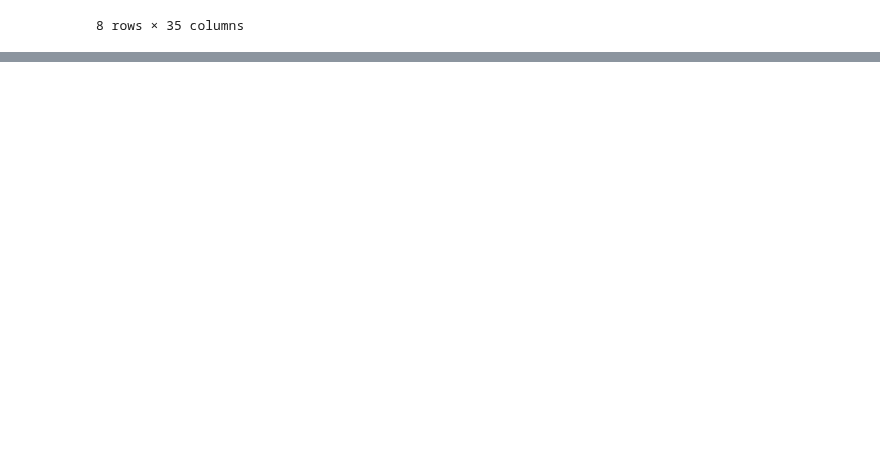
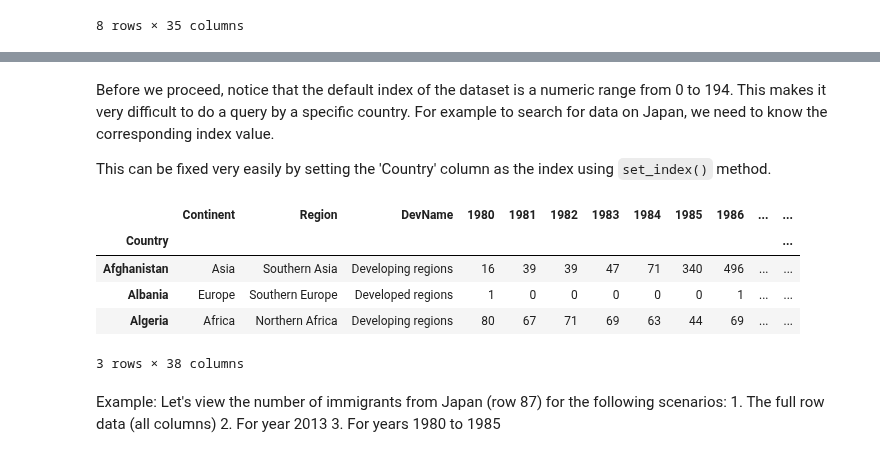
Before and after one commit to gabrieltorres519/Data_Visualization_Python, a Jupyter notebook: Basic_ploting_Matplotlib.ipynb, the cells around one changed output, grey strips where cells are left out. Cells and saved outputs as stored; diff of their text form; code cells hidden in the pictures; blank space fills up the shorter version.

```diff
--- a/Basic_ploting_Matplotlib.ipynb
+++ b/Basic_ploting_Matplotlib.ipynb
@@ -201,0 +264,16 @@ df_can.describe()
+# %% [markdown]
+Before we proceed, notice that the default index of the dataset is a numeric range from 0 to 194. This makes it very difficult to do a query by a specific country. For example to search for data on Japan, we need to know the corresponding index value.
+
+This can be fixed very easily by setting the 'Country' column as the index using `set_index()` method.
+# %%
+df_can.set_index('Country', inplace=True)
+# tip: The opposite of set is reset. So to reset the index, we can use df_can.reset_index()
+# %%
+df_can.head(3)
+# %% [output]
+|  | Continent | Region | DevName | 1980 | 1981 | 1982 | 1983 | 1984 | 1985 | 1986 | ... | ... |
+| Country |  |  |  |  |  |  |  |  |  |  |  | ... |
+| Afghanistan | Asia | Southern Asia | Developing regions | 16 | 39 | 39 | 47 | 71 | 340 | 496 | ... | ... |
+| Albania | Europe | Southern Europe | Developed regions | 1 | 0 | 0 | 0 | 0 | 0 | 1 | ... | ... |
+| Algeria | Africa | Northern Africa | Developing regions | 80 | 67 | 71 | 69 | 63 | 44 | 69 | ... | ... |
+3 rows × 38 columns
@@ -201,0 +283,5 @@ df_can.describe()
+# %% [markdown]
+Example: Let's view the number of immigrants from Japan (row 87) for the following scenarios:
+    1. The full row data (all columns)
+    2. For year 2013
+    3. For years 1980 to 1985
```
Also changed, not shown: parts of 14 cells of this notebook.
